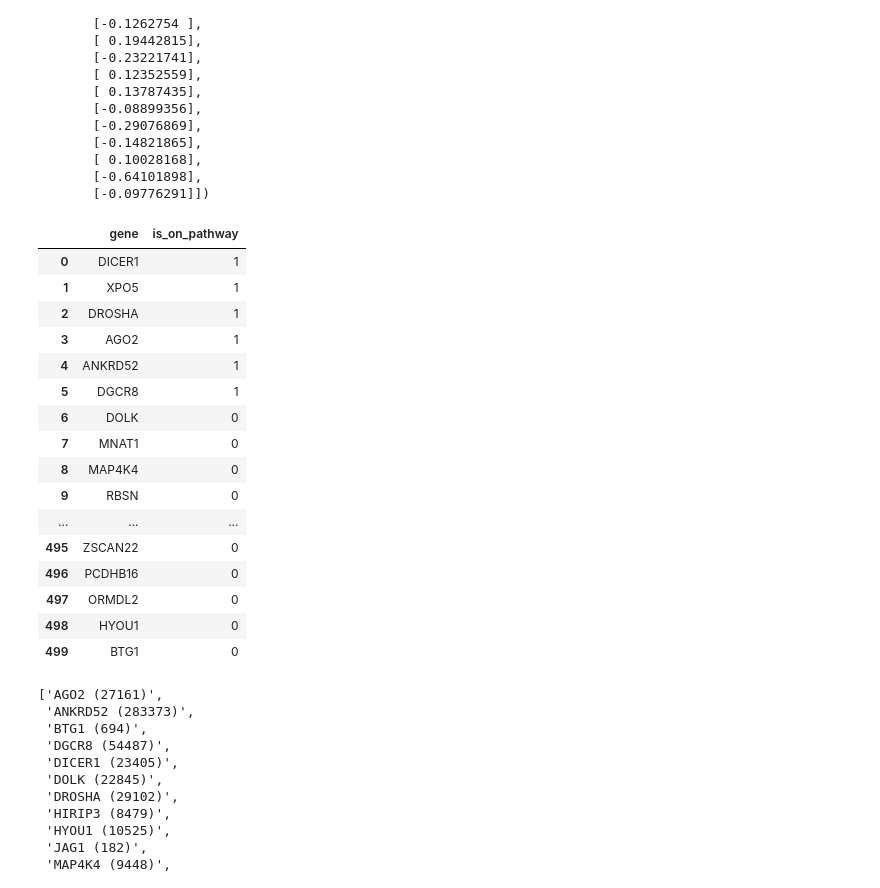
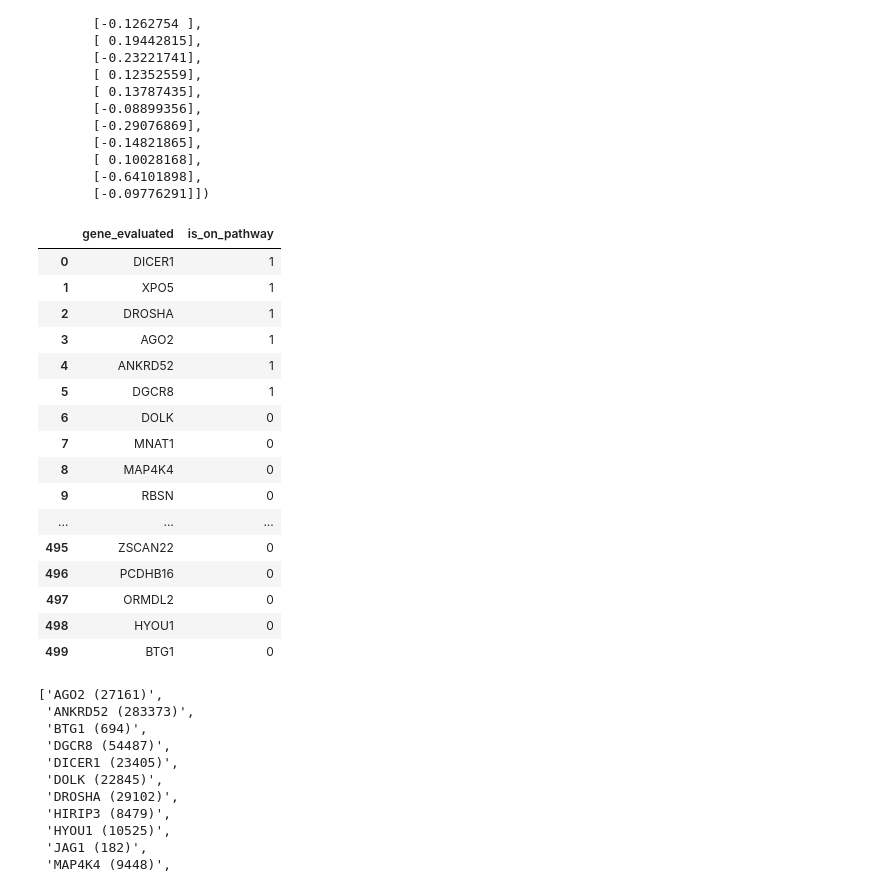
Before and after one commit to panther1427/Bachelorprojekt, a Jupyter notebook: Xavier_DataAnalysis/k1_DICER1_initial_analysis.ipynb, the cells around one changed output. Drawn from its saved outputs; the diff is of its cells as text; code cells hidden in the pictures.

```diff
--- a/Xavier_DataAnalysis/k1_DICER1_initial_analysis.ipynb
+++ b/Xavier_DataAnalysis/k1_DICER1_initial_analysis.ipynb
@@ -22,7 +22,7 @@ df_gene_effect.head()
 # %% [markdown]
 DICER1 correlation data:
 # %%
-df_correlations = pd.read_csv("correlations_DICER1_by_chr.csv", delimiter=";")
+df_correlations = pd.read_csv("corr_DICER1_preprocessed.csv", delimiter=";")
 
-df_correlations.head()
+df_correlations[:10]
 # %% [output]
@@ -148,9 +153,9 @@ array([[-0.46006248],
        [-0.64101898],
        [-0.09776291]])
 # %%
-pd.concat([df_correlations[["gene", "is_on_pathway"]][:number_of_genes // 2], df_correlations[["gene", "is_on_pathway"]][-number_of_genes // 2:]])
+pd.concat([df_correlations[["gene_evaluated", "is_on_pathway"]][:number_of_genes // 2], df_correlations[["gene_evaluated", "is_on_pathway"]][-number_of_genes // 2:]])
 # %% [output]
-|  | gene | is_on_pathway |
+|  | gene_evaluated | is_on_pathway |
 | 0 | DICER1 | 1 |
 | 1 | XPO5 | 1 |
 | 2 | DROSHA | 1 |
```
Also changed, not shown: parts of 6 cells of this notebook, 3 other files.
